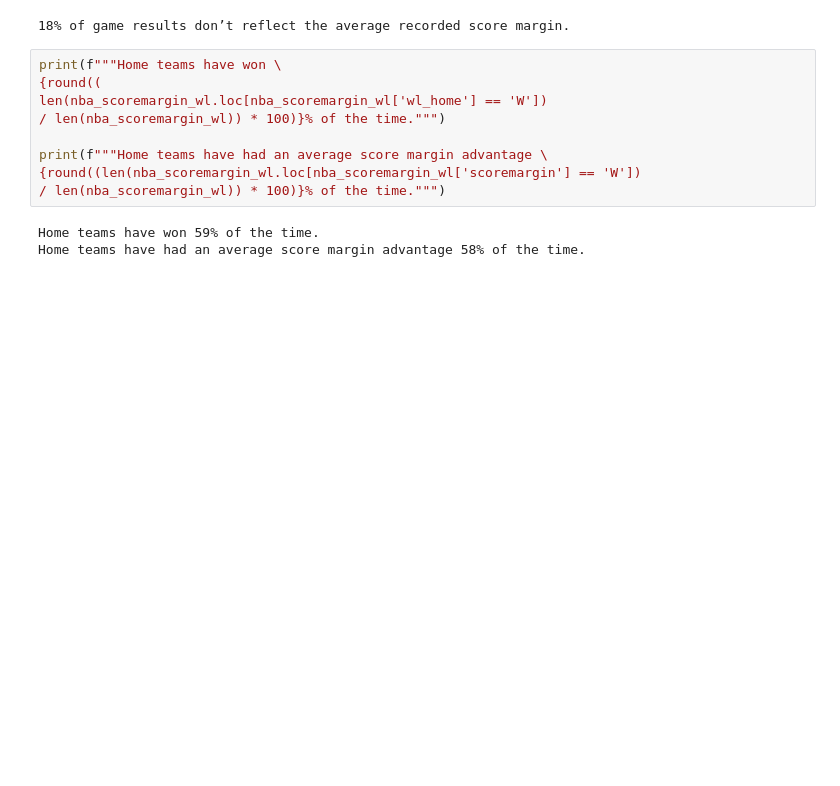
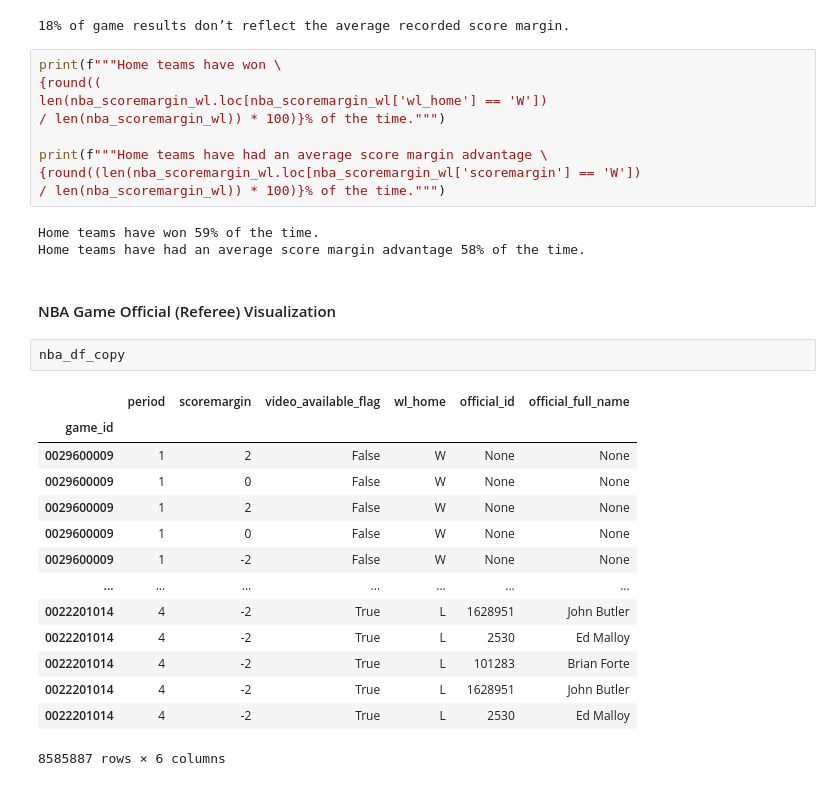
Before and after one commit to mustafaradheyyan/Revisiting-Pep-II, a Jupyter notebook: working_notebooks/eda_nba.ipynb, the cells around one changed output. Cells and saved outputs as stored; diff of their text form; blank space fills up the shorter version.

```diff
--- a/working_notebooks/eda_nba.ipynb
+++ b/working_notebooks/eda_nba.ipynb
@@ -589,3 +686,22 @@ print(f"""Home teams have had an average score margin advantage \
 # %% [output]
 Home teams have won 59% of the time.
 Home teams have had an average score margin advantage 58% of the time.
+# %% [markdown]
+#### NBA Game Official (Referee) Visualization
+# %%
+nba_df_copy
+# %% [output]
+|  | period | scoremargin | video_available_flag | wl_home | official_id | official_full_name |
+| game_id |  |  |  |  |  |  |
+| 0029600009 | 1 | 2 | False | W | None | None |
+| 0029600009 | 1 | 0 | False | W | None | None |
+| 0029600009 | 1 | 2 | False | W | None | None |
+| 0029600009 | 1 | 0 | False | W | None | None |
+| 0029600009 | 1 | -2 | False | W | None | None |
+| ... | ... | ... | ... | ... | ... | ... |
+| 0022201014 | 4 | -2 | True | L | 1628951 | John Butler |
+| 0022201014 | 4 | -2 | True | L | 2530 | Ed Malloy |
+| 0022201014 | 4 | -2 | True | L | 101283 | Brian Forte |
+| 0022201014 | 4 | -2 | True | L | 1628951 | John Butler |
+| 0022201014 | 4 | -2 | True | L | 2530 | Ed Malloy |
+8585887 rows × 6 columns
```
Also changed, not shown: parts of 17 cells of this notebook.
